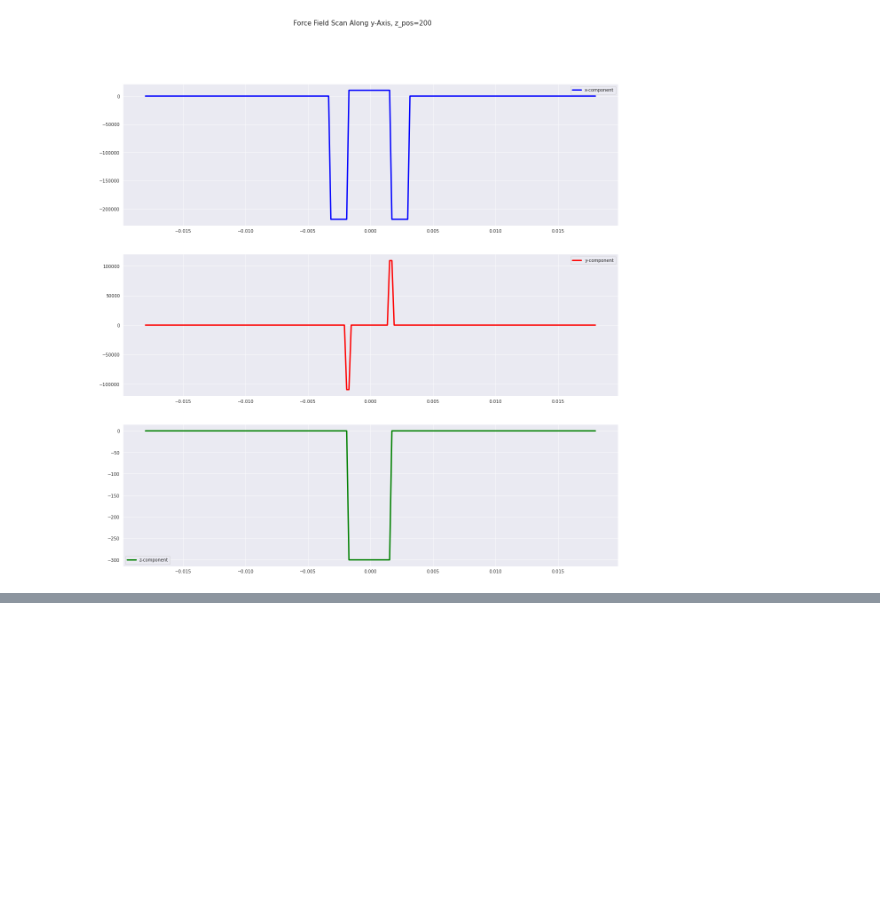
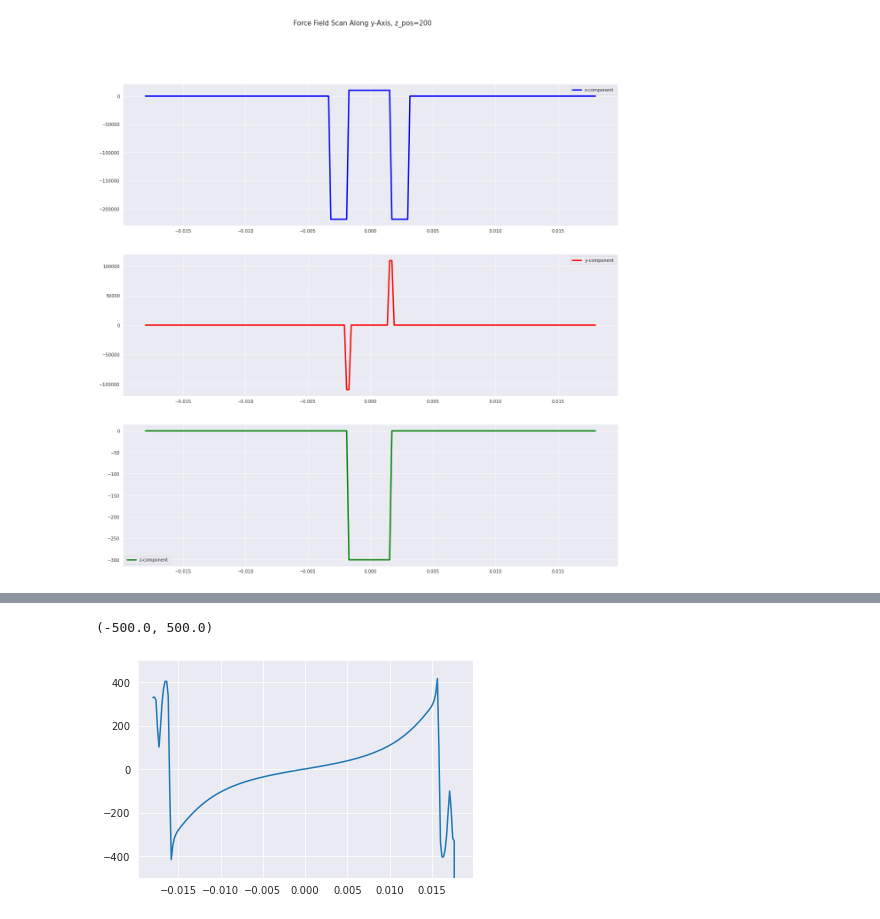
Before and after one commit to Andrew-wi/magnetic_lens, a Jupyter notebook: superconducting_magnets/b_field_checks.ipynb, the cells around one changed output, grey strips where cells are left out. Cells and saved outputs as stored; diff of their text form; code cells hidden in the pictures; blank space fills up the shorter version.

```diff
--- a/superconducting_magnets/b_field_checks.ipynb
+++ b/superconducting_magnets/b_field_checks.ipynb
@@ -150,0 +150,2 @@ plt.show()
+# %%
+gradNormBx, gradNormBy, gradNormBz = np.gradient(normBMatrix, l_xy, l_xy, l_z)
@@ -150,0 +156,6 @@ plt.show()
+# %%
+plt.plot(np.linspace(-0.018, 0.018, 200), gradNormBx[:, 100, 170])
+plt.ylim(ymin=-500, ymax=500)
+# %% [output]
+(-500.0, 500.0)
+[figure, added]
```
Also changed, not shown: parts of 11 cells of this notebook, 6 other files.
